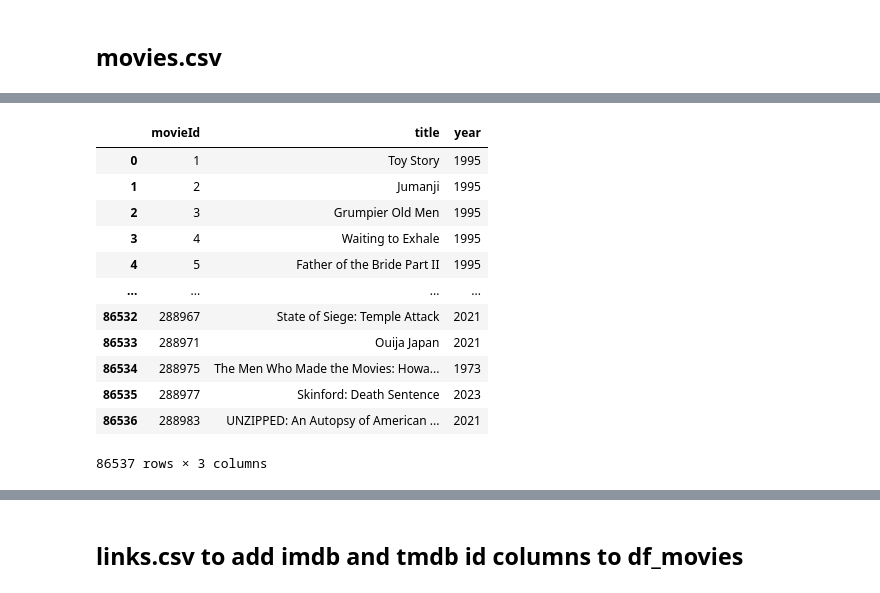
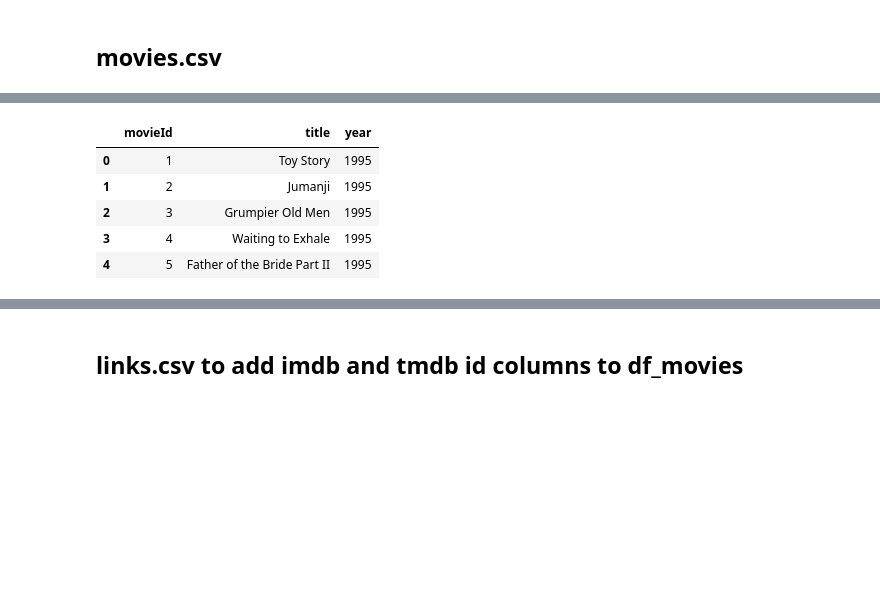
Before and after one commit to NomNomNavigator/PrismDeckData, a Jupyter notebook: notebooks/Movie.ipynb, the cells around one changed output, grey strips where cells are left out. Drawn from its saved outputs; the diff is of its cells as text; code cells hidden in the pictures; blank space fills up the shorter version.

```diff
--- a/notebooks/Movie.ipynb
+++ b/notebooks/Movie.ipynb
@@ -36,17 +32,10 @@ df_movies['title'] = df_movies['title'].replace(r'\((\d{4})\)', '', regex=True).
 df_movies = df_movies[['movieId','title', 'year']]
 # %%
-df_movies
+df_movies.head(5)
 # %% [output]
 |  | movieId | title | year |
 | 0 | 1 | Toy Story | 1995 |
 | 1 | 2 | Jumanji | 1995 |
 | 2 | 3 | Grumpier Old Men | 1995 |
 | 3 | 4 | Waiting to Exhale | 1995 |
 | 4 | 5 | Father of the Bride Part II | 1995 |
-| ... | ... | ... | ... |
-| 86532 | 288967 | State of Siege: Temple Attack | 2021 |
-| 86533 | 288971 | Ouija Japan | 2021 |
-| 86534 | 288975 | The Men Who Made the Movies: Howa... | 1973 |
-| 86535 | 288977 | Skinford: Death Sentence | 2023 |
-| 86536 | 288983 | UNZIPPED: An Autopsy of American ... | 2021 |
-86537 rows × 3 columns
```
Also changed, not shown: parts of 21 cells of this notebook, 1 other file.
